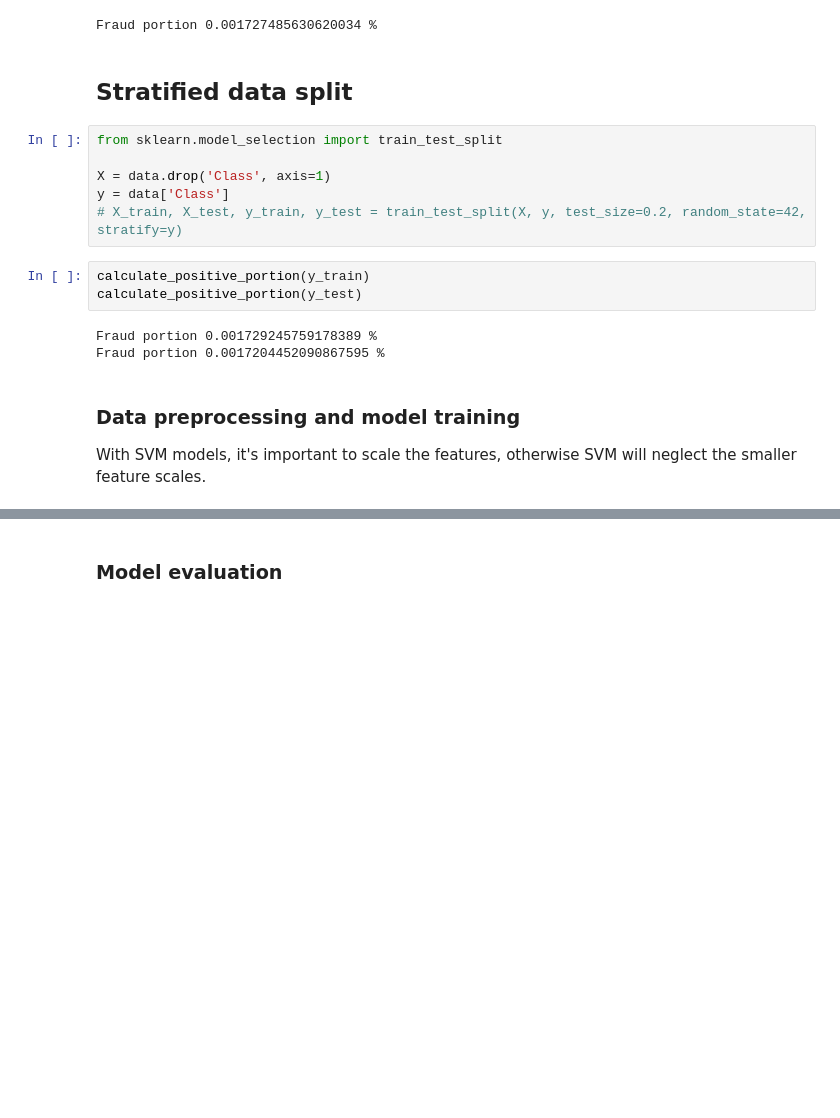
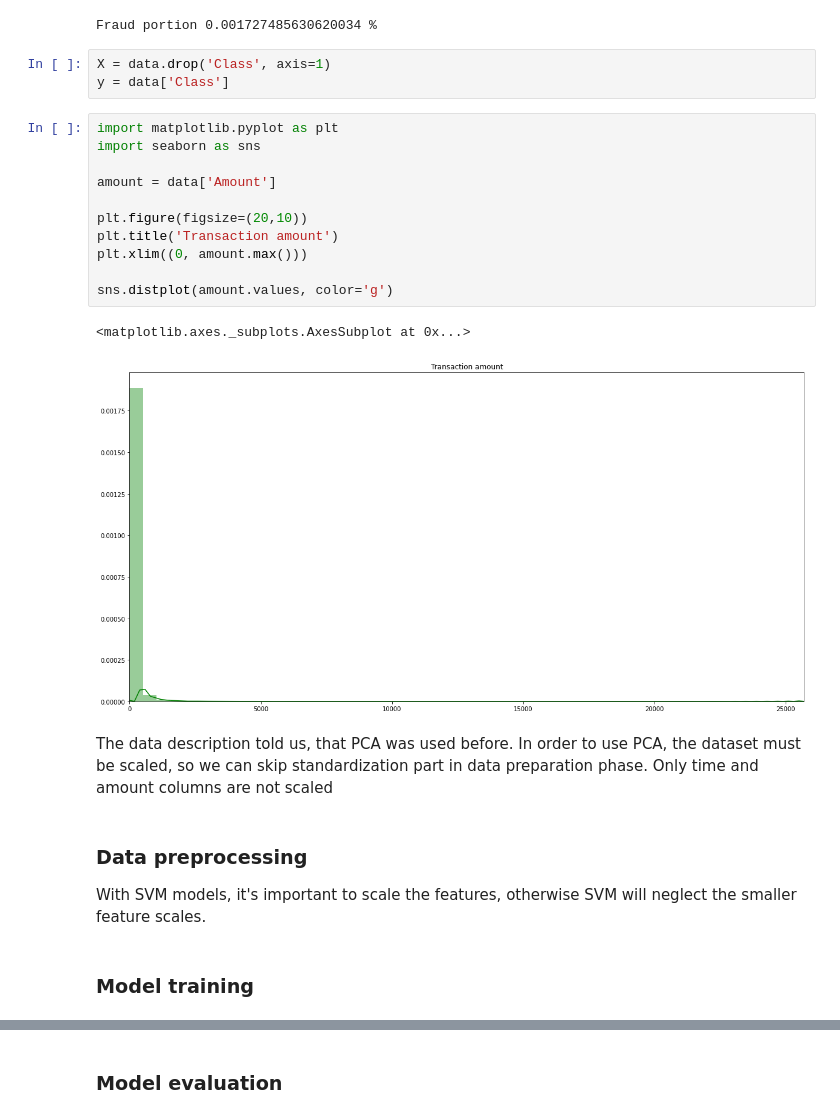
Before and after one commit to laaksonel/machine-learning, a Jupyter notebook: credit_card_svm.ipynb, the cells around one changed output, grey strips where cells are left out. Saved outputs shown, nothing was run; the diff lists cells and outputs as text; blank space fills up the shorter version.

Commit message:
Rollback to baseline model, added some data exploration

```diff
--- a/credit_card_svm.ipynb
+++ b/credit_card_svm.ipynb
@@ -51,22 +83,29 @@ def calculate_positive_portion(data):
 calculate_positive_portion(data['Class'])
 # %% [output]
 Fraud portion 0.001727485630620034 %
-# %% [markdown]
-## Stratified data split
-# %%
-from sklearn.model_selection import train_test_split
-
-X = data.drop('Class', axis=1)
-y = data['Class']
-# X_train, X_test, y_train, y_test = train_test_split(X, y, test_size=0.2, random_state=42, stratify=y)
-# %%
-calculate_positive_portion(y_train)
-calculate_positive_portion(y_test)
-# %% [output]
-Fraud portion 0.001729245759178389 %
-Fraud portion 0.0017204452090867595 %
+# %%
+X = data.drop('Class', axis=1)
+y = data['Class']
+# %%
+import matplotlib.pyplot as plt
+import seaborn as sns
+
+amount = data['Amount']
+
+plt.figure(figsize=(20,10))
+plt.title('Transaction amount')
+plt.xlim((0, amount.max()))
+
+sns.distplot(amount.values, color='g')
+# %% [output]
+<matplotlib.axes._subplots.AxesSubplot at 0x...>
+[figure, added]
+# %% [markdown]
+The data description told us, that PCA was used before. In order to use PCA, the dataset must be scaled, so we can skip standardization part in data preparation phase. Only time and amount columns are not scaled
 # %% [markdown]
-### Data preprocessing and model training
+### Data preprocessing
 
 With SVM models, it's important to scale the features, otherwise SVM will neglect the smaller feature scales.
+# %% [markdown]
+### Model training
 # %%
```
Also changed, not shown: parts of 14 cells of this notebook.
